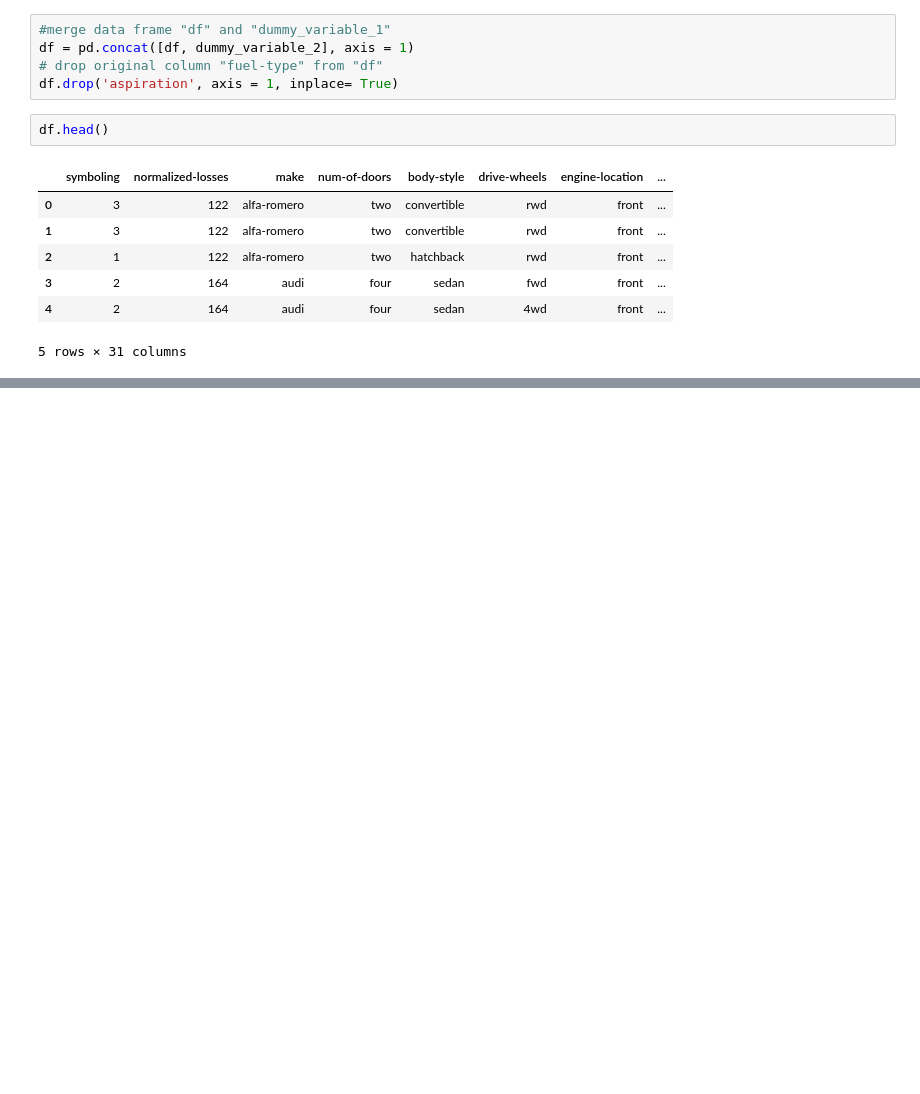
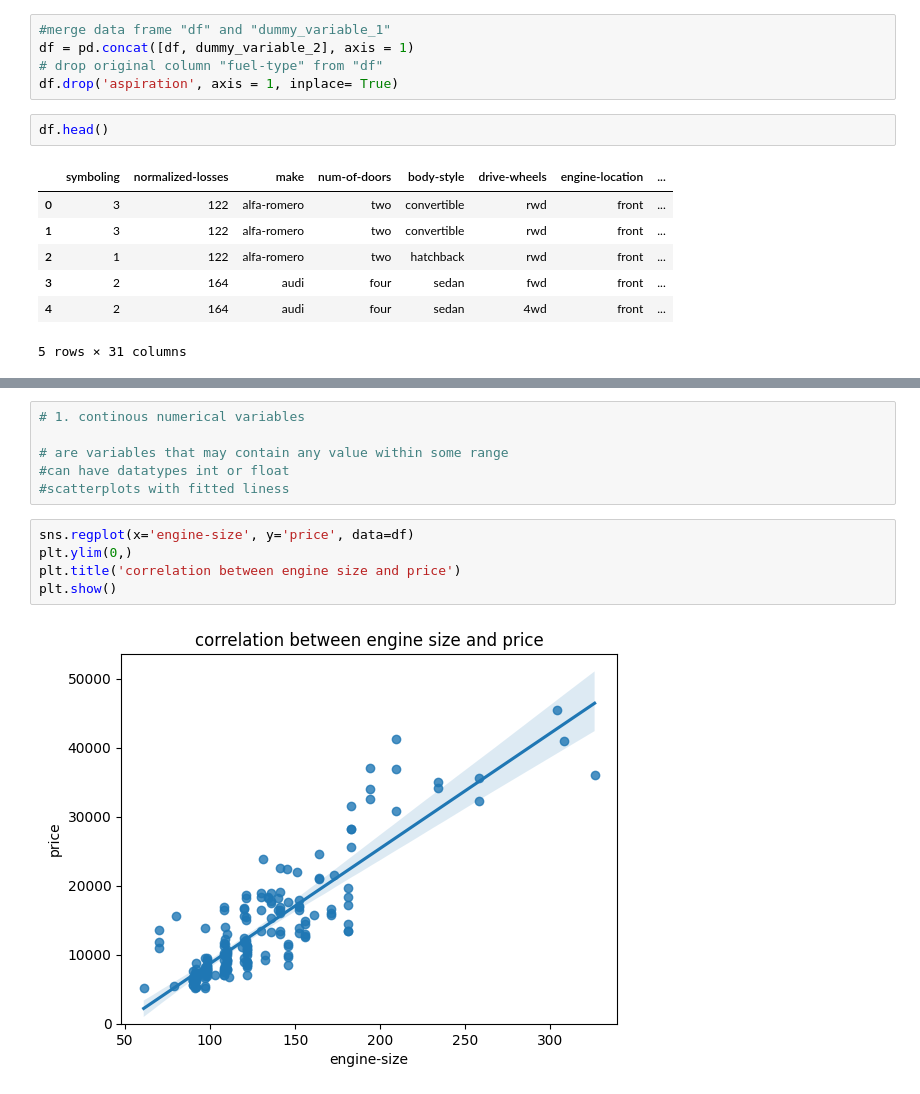
Before and after one commit to KRIS2HNA/AUTOMOBILE-PRICE-PREDICTION, a Jupyter notebook: auto-reg.ipynb, the cells around one changed output, grey strips where cells are left out. Cells and saved outputs as stored; diff of their text form; blank space fills up the shorter version.

```diff
--- a/auto-reg.ipynb
+++ b/auto-reg.ipynb
@@ -754,0 +776,13 @@ df.head()
+# %%
+# 1. continous numerical variables
+
+# are variables that may contain any value within some range
+#can have datatypes int or float
+#scatterplots with fitted liness
+# %%
+sns.regplot(x='engine-size', y='price', data=df)
+plt.ylim(0,)
+plt.title('correlation between engine size and price')
+plt.show()
+# %% [output]
+[figure, added]
```
Also changed, not shown: parts of 10 cells of this notebook.
